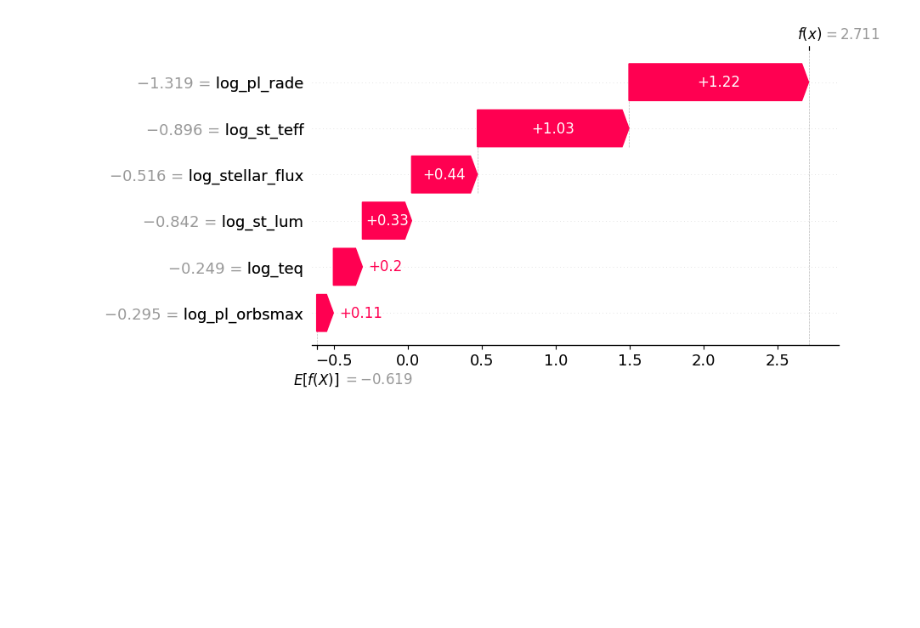
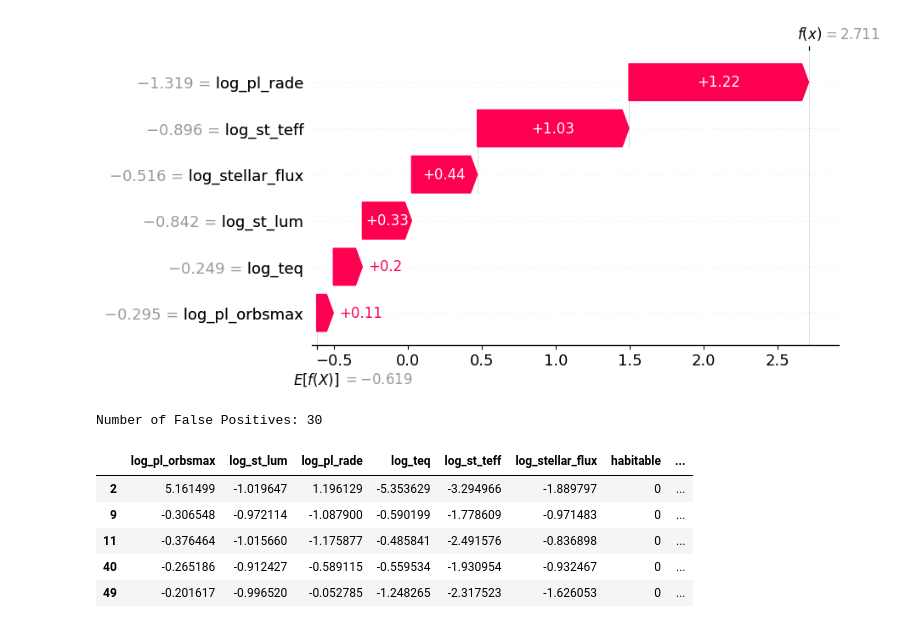
Before and after one commit to Samyukthaa-GR/exoplanet-habitability-project, a Jupyter notebook: notebooks/09_model_tuning_and_explainability.ipynb, the cells around one changed output. Saved outputs shown, nothing was run; the diff lists cells and outputs as text; code cells hidden in the pictures; blank space fills up the shorter version.

Commit message:
analyze false positives and identify model limitations in capturing habitable zone ranges

```diff
--- a/notebooks/09_model_tuning_and_explainability.ipynb
+++ b/notebooks/09_model_tuning_and_explainability.ipynb
@@ -260,3 +260,26 @@ shap.plots.waterfall(shap_values[0])
 shap.plots.waterfall(shap_values[0])
 # %% [output]
 [figure]
+# %%
+# get predictions again (just to be safe)
+y_pred = tuned_model.predict(X_test)
+
+# add predictions to test dataframe
+test_results = test_df.copy()
+test_results["prediction"] = y_pred
+
+# false positives: predicted = 1, actual = 0
+false_positives = test_results[
+    (test_results["prediction"] == 1) & (test_results["habitable"] == 0)
+]
+
+print("Number of False Positives:", len(false_positives))
+false_positives.head()
+# %% [output]
+Number of False Positives: 30
+|  | log_pl_orbsmax | log_st_lum | log_pl_rade | log_teq | log_st_teff | log_stellar_flux | habitable | ... |
+| 2 | 5.161499 | -1.019647 | 1.196129 | -5.353629 | -3.294966 | -1.889797 | 0 | ... |
+| 9 | -0.306548 | -0.972114 | -1.087900 | -0.590199 | -1.778609 | -0.971483 | 0 | ... |
+| 11 | -0.376464 | -1.015660 | -1.175877 | -0.485841 | -2.491576 | -0.836898 | 0 | ... |
+| 40 | -0.265186 | -0.912427 | -0.589115 | -0.559534 | -1.930954 | -0.932467 | 0 | ... |
+| 49 | -0.201617 | -0.996520 | -0.052785 | -1.248265 | -2.317523 | -1.626053 | 0 | ... |
```
Also changed, not shown: parts of 2 cells of this notebook.
